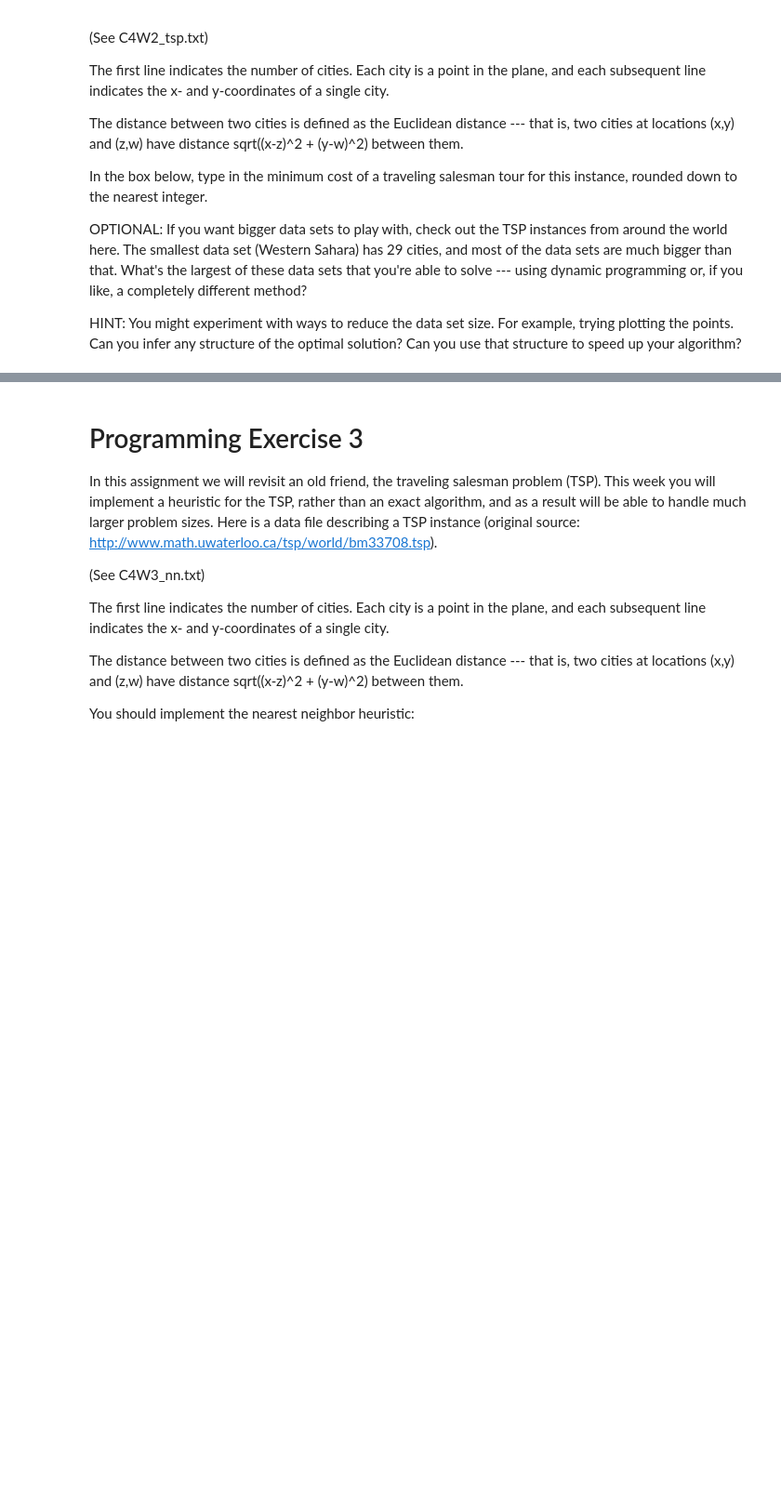
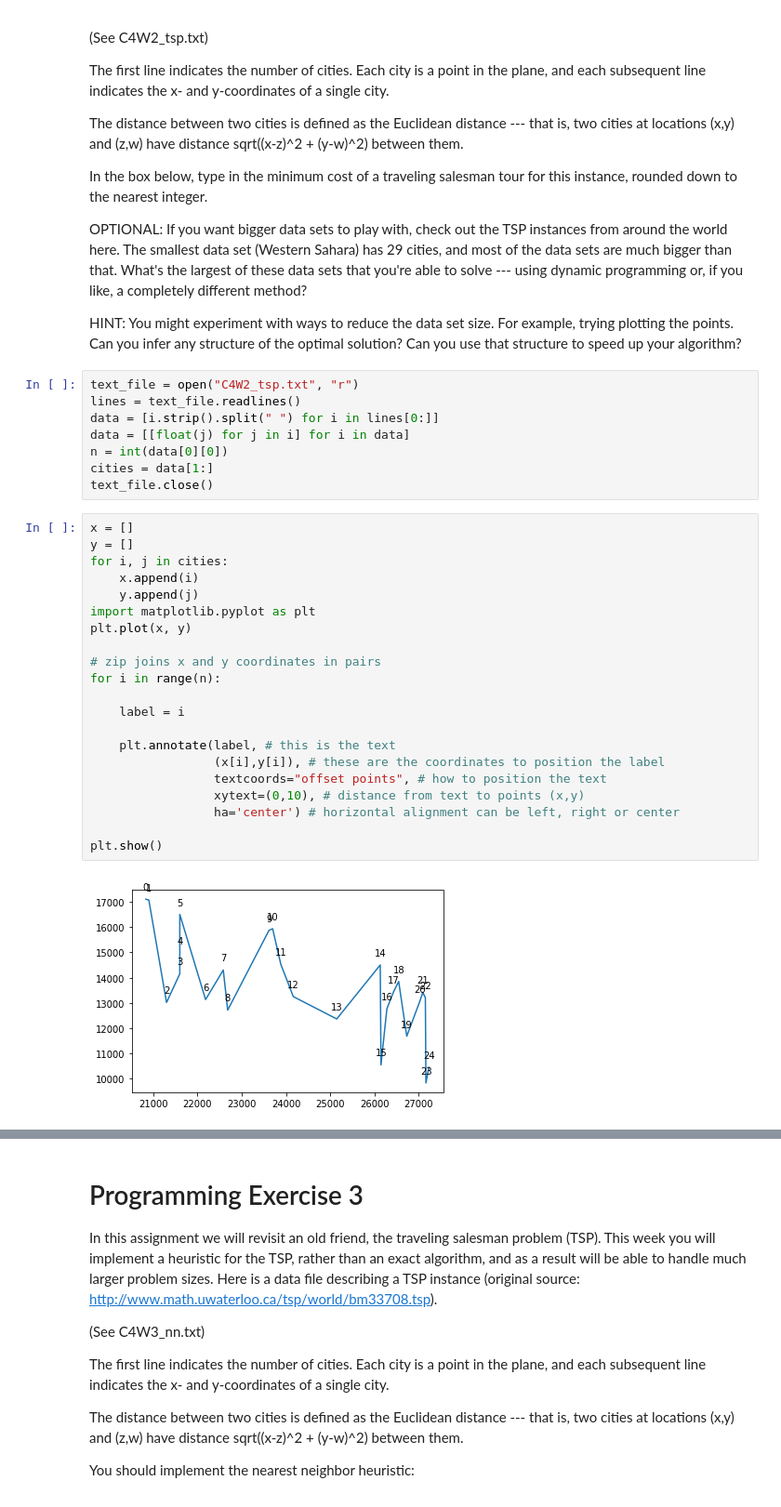
Before and after one commit to wxo15/stanford-algorithms-coursera, a Jupyter notebook: Course4/Course4 Programming Exercises.ipynb, the cells around one changed output, grey strips where cells are left out. Shown at 93% size. Saved outputs shown, nothing was run; the diff lists cells and outputs as text; blank space fills up the shorter version.

```diff
--- a/Course4/Course4 Programming Exercises.ipynb
+++ b/Course4/Course4 Programming Exercises.ipynb
@@ -259,3 +259,34 @@ In the box below, type in the minimum cost of a traveling salesman tour for this
 OPTIONAL: If you want bigger data sets to play with, check out the TSP instances from around the world here.  The smallest data set (Western Sahara) has 29 cities, and most of the data sets are much bigger than that.  What's the largest of these data sets that you're able to solve --- using dynamic programming or, if you like, a completely different method?
 
 HINT: You might experiment with ways to reduce the data set size.  For example, trying plotting the points.  Can you infer any structure of the optimal solution?  Can you use that structure to speed up your algorithm?
+# %%
+text_file = open("C4W2_tsp.txt", "r")
+lines = text_file.readlines()
+data = [i.strip().split(" ") for i in lines[0:]]
+data = [[float(j) for j in i] for i in data]
+n = int(data[0][0])
+cities = data[1:]
+text_file.close()
+# %%
+x = []
+y = []
+for i, j in cities:
+    x.append(i)
+    y.append(j)
+import matplotlib.pyplot as plt
+plt.plot(x, y)
+
+# zip joins x and y coordinates in pairs
+for i in range(n):
+
+    label = i
+
+    plt.annotate(label, # this is the text
+                 (x[i],y[i]), # these are the coordinates to position the label
+                 textcoords="offset points", # how to position the text
+                 xytext=(0,10), # distance from text to points (x,y)
+                 ha='center') # horizontal alignment can be left, right or center
+
+plt.show()
+# %% [output]
+[figure, added]
```
Also changed, not shown: parts of 6 cells of this notebook, 1 other file.
